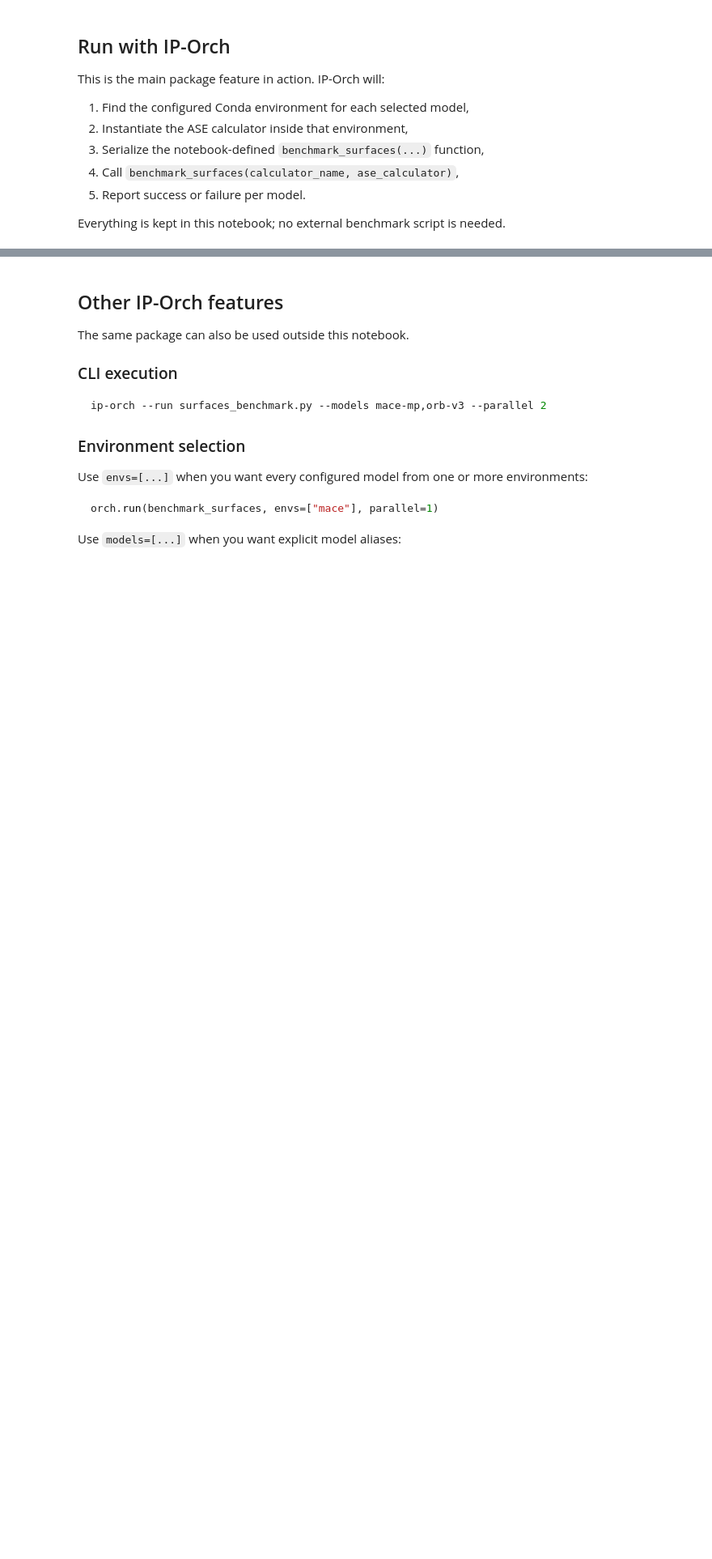
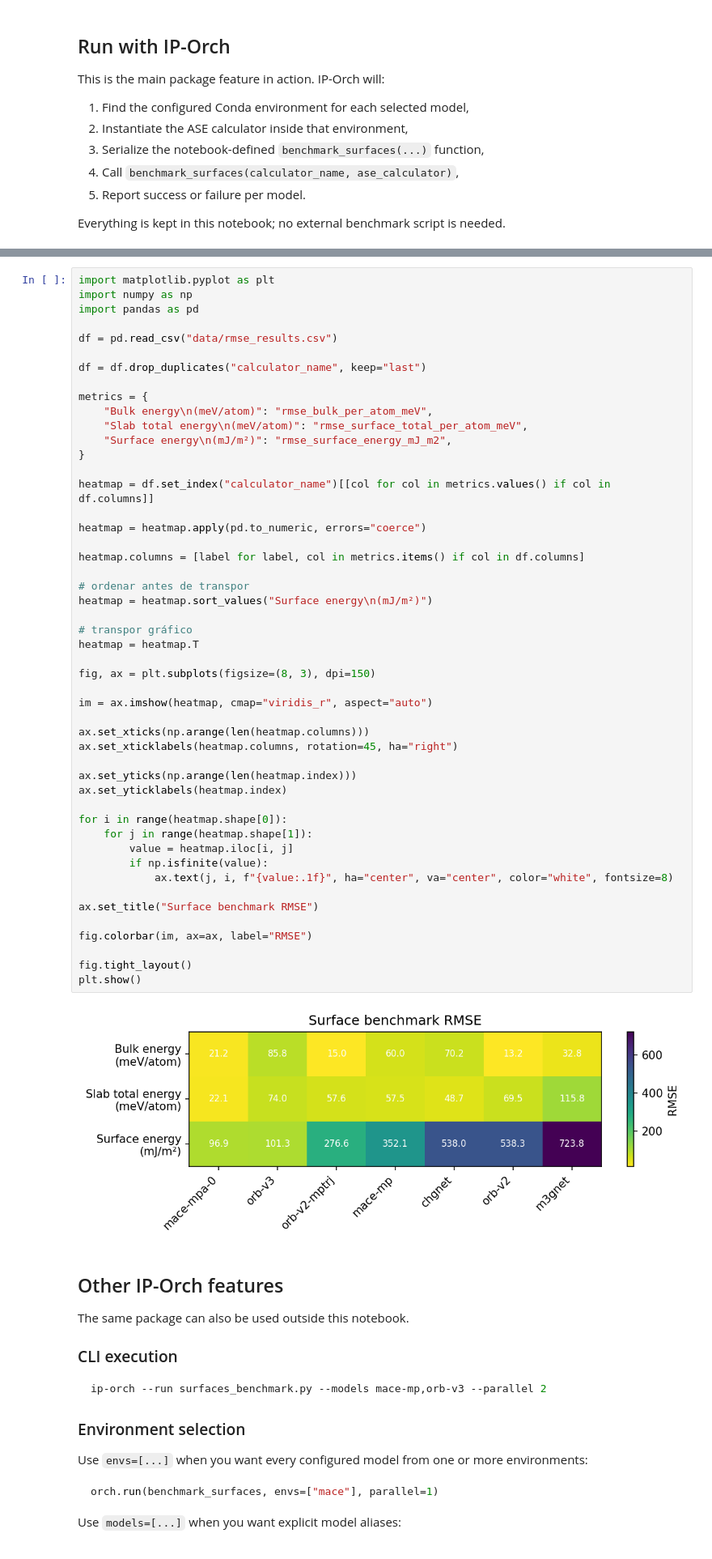
Before and after one commit to maurijr-42/ip-orch, a Jupyter notebook: examples/surfaces_benchmark.ipynb, the cells around one changed output, grey strips where cells are left out. Shown at 81% size. Saved outputs shown, nothing was run; the diff lists cells and outputs as text; blank space fills up the shorter version.

```diff
--- a/examples/surfaces_benchmark.ipynb
+++ b/examples/surfaces_benchmark.ipynb
@@ -512,3 +591,54 @@ for model_name in MODELS:
+# %%
+import matplotlib.pyplot as plt
+import numpy as np
+import pandas as pd
+
+df = pd.read_csv("data/rmse_results.csv")
+
+df = df.drop_duplicates("calculator_name", keep="last")
+
+metrics = {
+    "Bulk energy\n(meV/atom)": "rmse_bulk_per_atom_meV",
+    "Slab total energy\n(meV/atom)": "rmse_surface_total_per_atom_meV",
+    "Surface energy\n(mJ/m²)": "rmse_surface_energy_mJ_m2",
+}
+
+heatmap = df.set_index("calculator_name")[[col for col in metrics.values() if col in df.columns]]
+
+heatmap = heatmap.apply(pd.to_numeric, errors="coerce")
+
+heatmap.columns = [label for label, col in metrics.items() if col in df.columns]
+
+# ordenar antes de transpor
+heatmap = heatmap.sort_values("Surface energy\n(mJ/m²)")
+
+# transpor gráfico
+heatmap = heatmap.T
+
+fig, ax = plt.subplots(figsize=(8, 3), dpi=150)
+
+im = ax.imshow(heatmap, cmap="viridis_r", aspect="auto")
+
+ax.set_xticks(np.arange(len(heatmap.columns)))
+ax.set_xticklabels(heatmap.columns, rotation=45, ha="right")
+
+ax.set_yticks(np.arange(len(heatmap.index)))
+ax.set_yticklabels(heatmap.index)
+
+for i in range(heatmap.shape[0]):
+    for j in range(heatmap.shape[1]):
+        value = heatmap.iloc[i, j]
+        if np.isfinite(value):
+            ax.text(j, i, f"{value:.1f}", ha="center", va="center", color="white", fontsize=8)
+
+ax.set_title("Surface benchmark RMSE")
+
+fig.colorbar(im, ax=ax, label="RMSE")
+
+fig.tight_layout()
+plt.show()
+# %% [output]
+[figure, added]
 # %% [markdown]
 ## Other IP-Orch features
 
```
Also changed, not shown: parts of 8 cells of this notebook.
